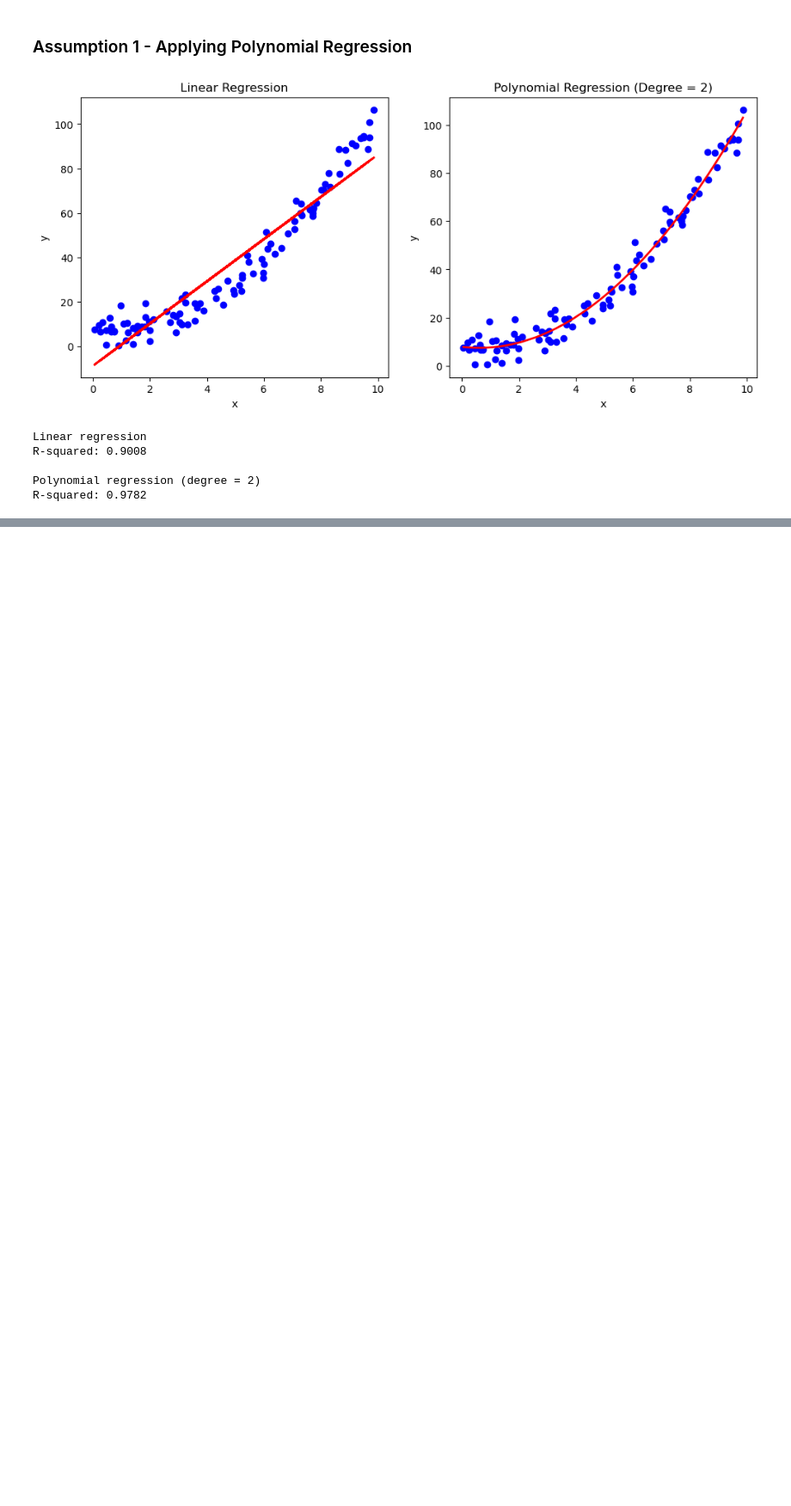
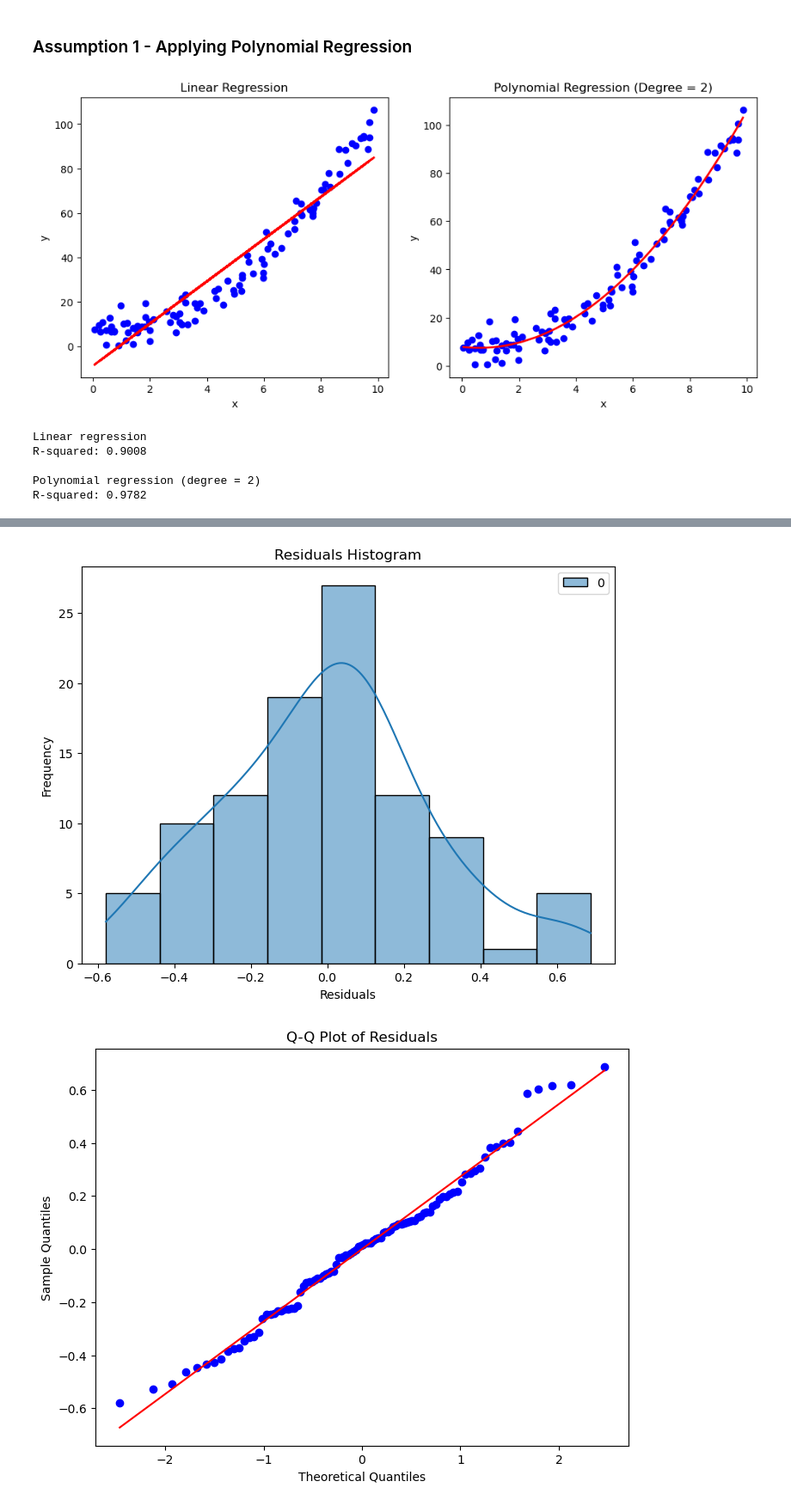
Before and after one commit to surajksharma7/Data-Science, a Jupyter notebook: 25 week/Assumptions Of Linear Regression.ipynb, the cells around one changed output, grey strips where cells are left out. Shown at 86% size. Cells and saved outputs as stored; diff of their text form; code cells hidden in the pictures; blank space fills up the shorter version.

```diff
--- a/25 week/Assumptions Of Linear Regression.ipynb
+++ b/25 week/Assumptions Of Linear Regression.ipynb
@@ -255,0 +322,41 @@ R-squared: 0.9782
+# %%
+import numpy as np
+import pandas as pd
+import matplotlib.pyplot as plt
+import seaborn as sns
+from sklearn.linear_model import LinearRegression
+from sklearn.metrics import mean_squared_error
+
+# Generate a synthetic dataset
+np.random.seed(42)
+x = np.random.rand(100, 1)
+y = 3 * x + np.random.normal(0, 0.3, (100, 1))
+
+# Fit a linear regression model
+model = LinearRegression()
+model.fit(x, y)
+y_pred = model.predict(x)
+
+# Calculate the residuals (error terms)
+residuals = y - y_pred
+# %%
+# Histogram
+plt.figure(figsize=(8, 6))
+sns.histplot(residuals, kde=True)
+plt.title('Residuals Histogram')
+plt.xlabel('Residuals')
+plt.ylabel('Frequency')
+plt.show()
+
+# Q-Q plot
+from scipy import stats
+
+plt.figure(figsize=(8, 6))
+stats.probplot(residuals.flatten(), plot=plt)
+plt.title('Q-Q Plot of Residuals')
+plt.xlabel('Theoretical Quantiles')
+plt.ylabel('Sample Quantiles')
+plt.show()
+# %% [output]
+[figure, added]
+[figure, added]
```
Also changed, not shown: parts of 23 cells of this notebook, 1 other file.
